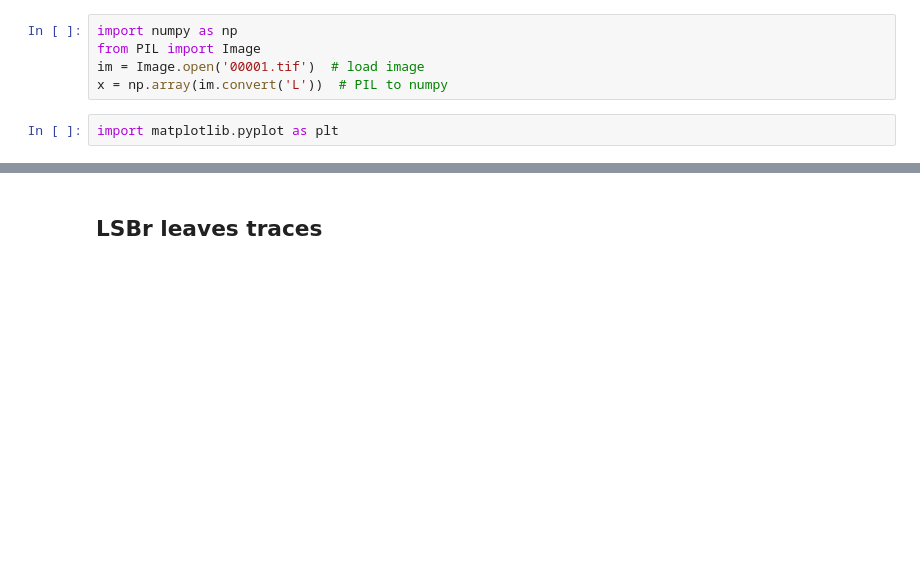
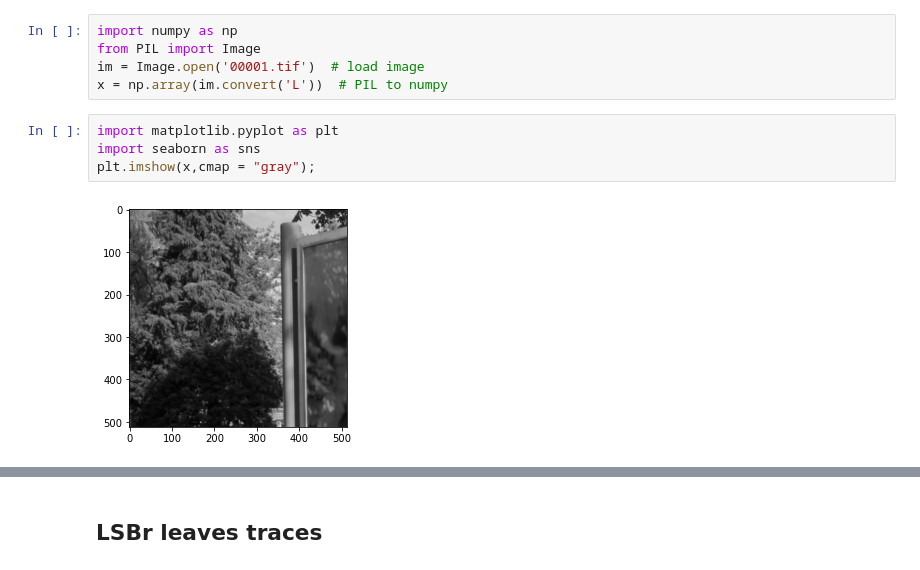
Before and after one commit to uibk-uncover/mip-stego-demo, a Jupyter notebook: notebooks/3_chi2_full.ipynb, the cells around one changed output, grey strips where cells are left out. Cells and saved outputs as stored; diff of their text form; blank space fills up the shorter version.

```diff
--- a/notebooks/3_chi2_full.ipynb
+++ b/notebooks/3_chi2_full.ipynb
@@ -30,3 +30,7 @@ im = Image.open('00001.tif')  # load image
 x = np.array(im.convert('L'))  # PIL to numpy
 # %%
 import matplotlib.pyplot as plt
+import seaborn as sns
+plt.imshow(x,cmap = "gray");
+# %% [output]
+[figure, added]
```
Also changed, not shown: parts of 4 cells of this notebook.
